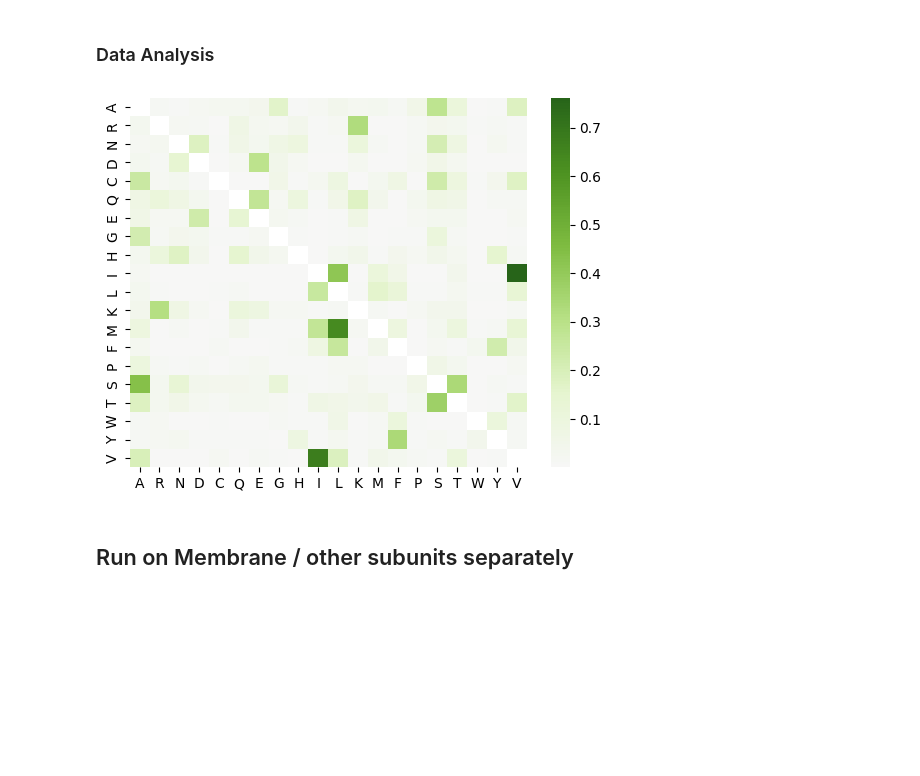
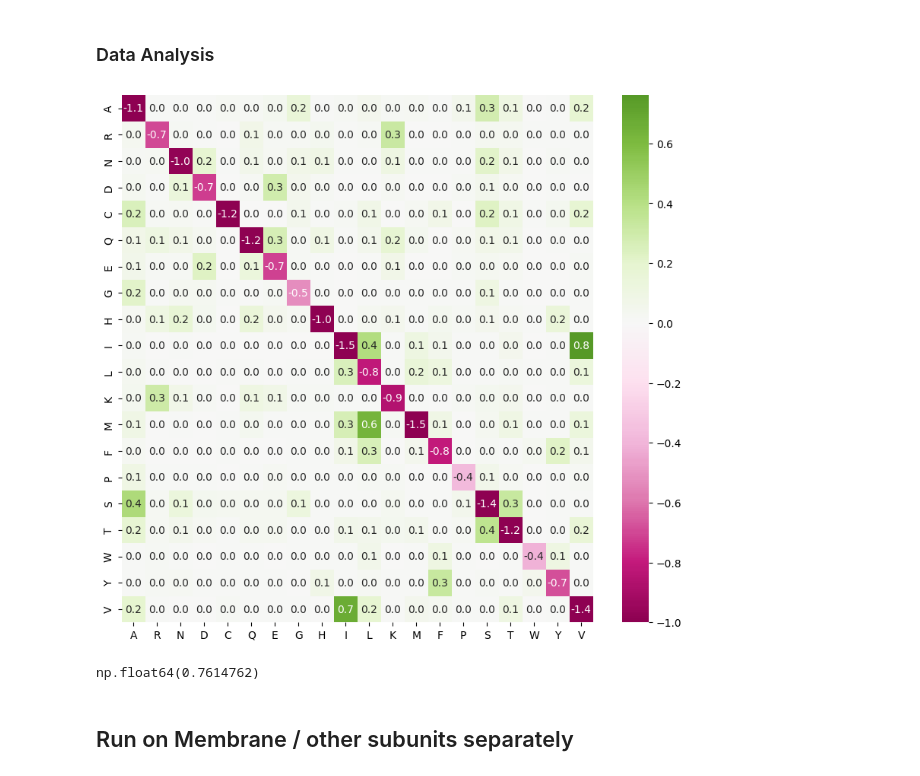
Before and after one commit to genicos/cherryproj, a Jupyter notebook: run_cherryml.ipynb, the cells around one changed output. Drawn from its saved outputs; the diff is of its cells as text; code cells hidden in the pictures; blank space fills up the shorter version.

Commit message:
updated figures

```diff
--- a/run_cherryml.ipynb
+++ b/run_cherryml.ipynb
@@ -24,16 +25,22 @@ proj_dir = "../data"
 # %%
 import pandas as pd
 import seaborn as sns
 import numpy as np
 import matplotlib.pyplot as plt
 
 df = pd.read_csv(f"{proj_dir}/learned_rate_matrix_complexI.txt", sep="\t", index_col=0)
 # Q = df.copy().values
-df[df < 0] = np.nan
-sns.heatmap(df, center=0, cmap="PiYG")
+# df[df < 0] = np.nan
+fig, ax = plt.subplots(figsize=(10, 9))
+sns.heatmap(df, center=0, cmap="PiYG", vmin=-1, annot=True, fmt=".1f", ax=ax)
+fig.savefig("../figures/overall_rate_matrix.png", dpi=300)
 plt.show()
 # %% [output]
-[figure, old version]
+[figure, new version]
+# %%
+df.values.max()
+# %% [output]
+np.float64(0.7614762)
 # %% [markdown]
 ## Run on Membrane / other subunits separately
 # %%
```
Also changed, not shown: parts of 3 cells of this notebook.
